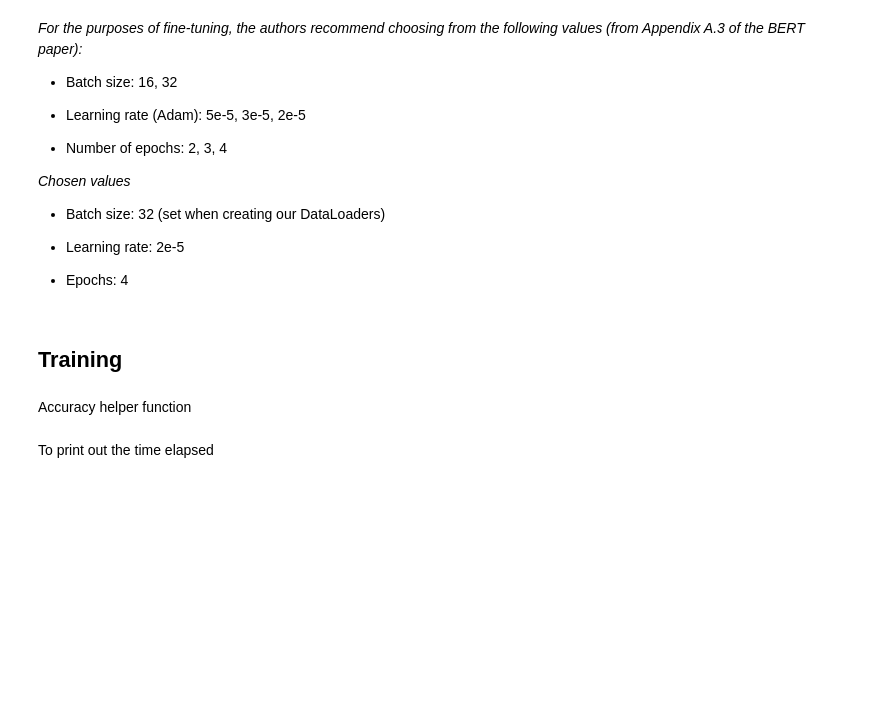
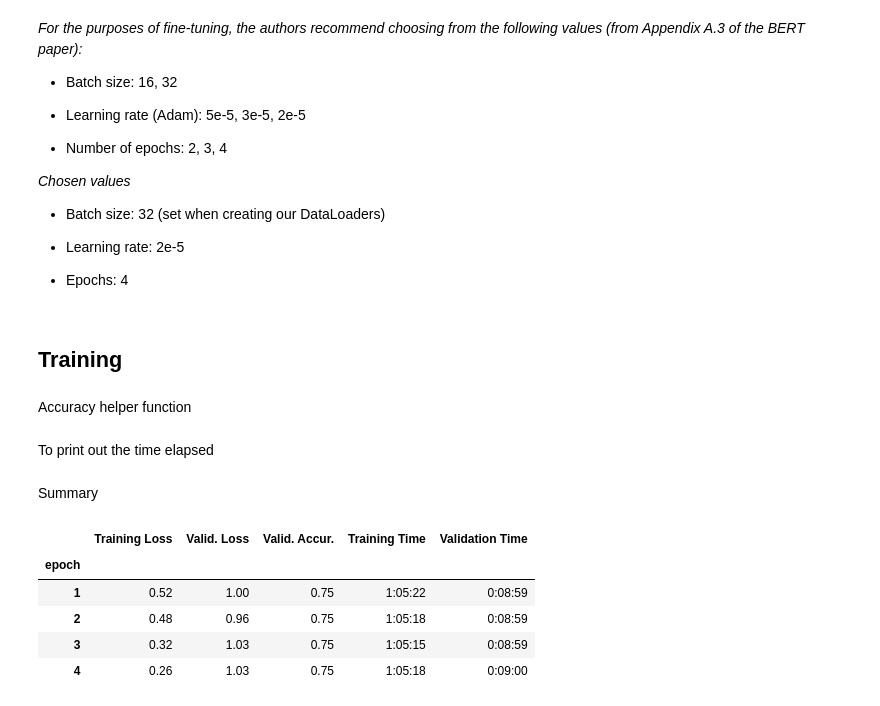
Before and after one commit to Vish4github/News-Category-Classification-using-Transfer-Learning, a Jupyter notebook: News Category Classification Using Transfer Learning.ipynb, the cells around one changed output. Cells and saved outputs as stored; diff of their text form; code cells hidden in the pictures; blank space fills up the shorter version.

```diff
--- a/News Category Classification Using Transfer Learning.ipynb
+++ b/News Category Classification Using Transfer Learning.ipynb
@@ -1370,9 +1445,9 @@ for epoch_i in range(0, epochs):
         #   [0]: input ids
         #   [1]: attention masks
         #   [2]: labels
-        bat_input_ids = batch[0].to(device)
-        bat_input_mask = batch[1].to(device)
-        bat_labels = batch[2].to(device)
+        b_input_ids = batch[0].to(device)
+        b_input_mask = batch[1].to(device)
+        b_labels = batch[2].to(device)
 
         # Tell pytorch not to bother with constructing the compute graph during the forward pass, since this is only needed for backprop (training). Helps in saving memory
         with torch.no_grad():
@@ -1426,3 +1501,29 @@ print("")
 print("Training complete!")
 
 print("Total training took {:} (h:mm:ss)".format(format_time(time.time()-total_t0)))
+# %% [markdown]
+Summary
+# %%
+import pandas as pd
+
+# Display floats with two decimal places.
+pd.set_option('precision', 2)
+
+# Create a DataFrame from our training statistics.
+df_stats = pd.DataFrame(data=training_stats)
+
+# Use the 'epoch' as the row index.
+df_stats = df_stats.set_index('epoch')
+
+# A hack to force the column headers to wrap.
+#df = df.style.set_table_styles([dict(selector="th",props=[('max-width', '70px')])])
+
+# Display the table.
+df_stats
+# %% [output]
+|  | Training Loss | Valid. Loss | Valid. Accur. | Training Time | Validation Time |
+| epoch |  |  |  |  |  |
+| 1 | 0.52 | 1.00 | 0.75 | 1:05:22 | 0:08:59 |
+| 2 | 0.48 | 0.96 | 0.75 | 1:05:18 | 0:08:59 |
+| 3 | 0.32 | 1.03 | 0.75 | 1:05:15 | 0:08:59 |
+| 4 | 0.26 | 1.03 | 0.75 | 1:05:18 | 0:09:00 |
```
Also changed, not shown: parts of 14 cells of this notebook.
